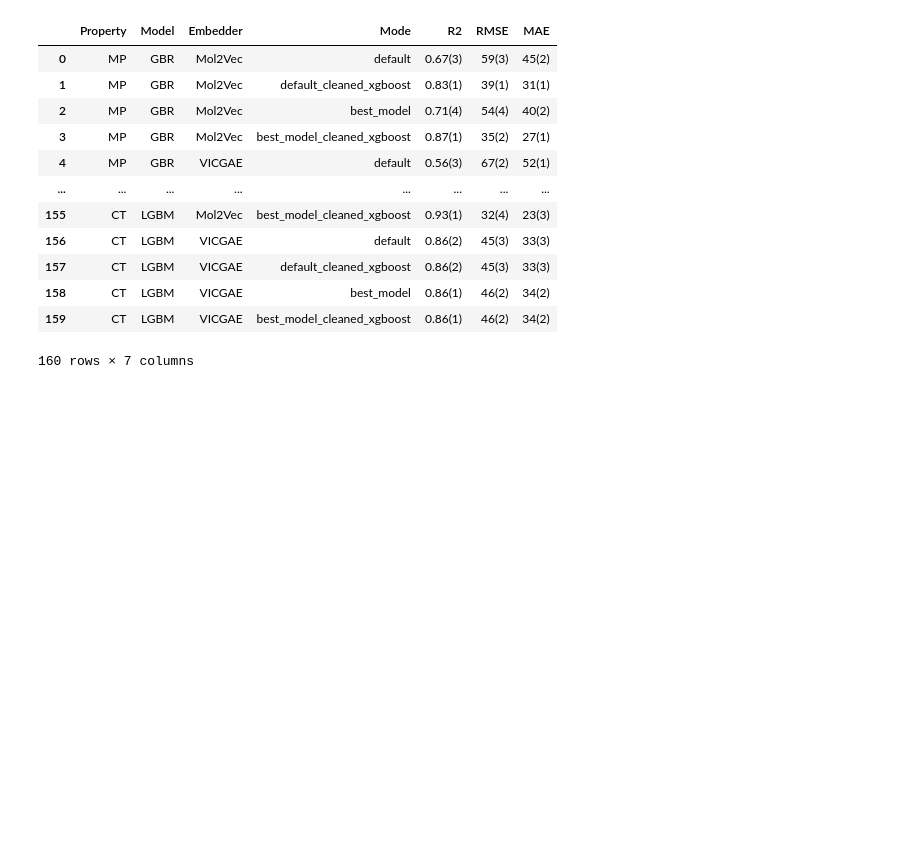
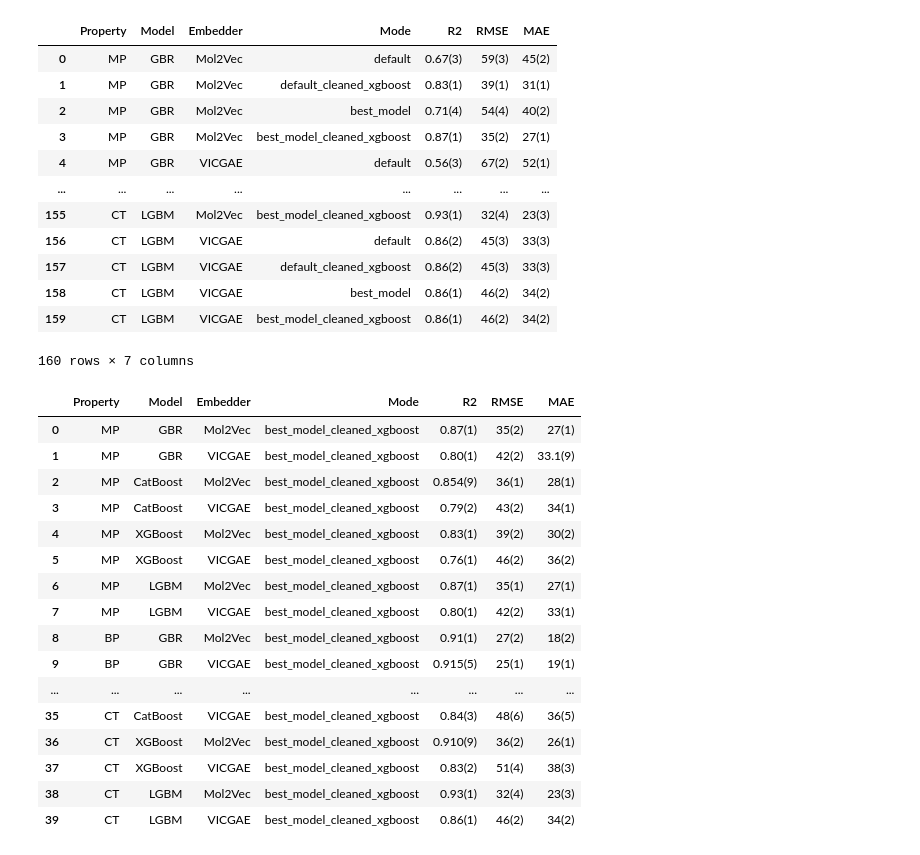
Before and after one commit to aravindhnivas/cxml_py, a Jupyter notebook: notebooks/analysis.ipynb, the cells around one changed output. Saved outputs shown, nothing was run; the diff lists cells and outputs as text; code cells hidden in the pictures; blank space fills up the shorter version.

```diff
--- a/notebooks/analysis.ipynb
+++ b/notebooks/analysis.ipynb
@@ -242,3 +245,37 @@ metrics_df
 | 158 | CT | LGBM | VICGAE | best_model | 0.86(1) | 46(2) | 34(2) |
 | 159 | CT | LGBM | VICGAE | best_model_cleaned_xgboost | 0.86(1) | 46(2) | 34(2) |
 160 rows × 7 columns
+# %%
+best_metrics_rows = []
+for mrow in range(0, len(metrics_df), 4):
+    # print(mrow, mrow+4)
+    r = metrics_rows[mrow:mrow+4]
+    # print([f'{_[0]}: {_[2]}-{_[3]}' for _ in r])
+    best_r2 = ufloat_fromstr(r[0][4])
+    for _ in r[1:]:
+        r2 = ufloat_fromstr(_[4])
+        if r2 > best_r2:
+            best_r2 = r2
+    best_metrics_rows.append(_)
+
+best_metrics_df = pd.DataFrame(best_metrics_rows, columns=metrics_columns)
+best_metrics_df.to_csv(root_loc / 'results/best_metrics.csv', index=False)
+best_metrics_df
+# %% [output]
+|  | Property | Model | Embedder | Mode | R2 | RMSE | MAE |
+| 0 | MP | GBR | Mol2Vec | best_model_cleaned_xgboost | 0.87(1) | 35(2) | 27(1) |
+| 1 | MP | GBR | VICGAE | best_model_cleaned_xgboost | 0.80(1) | 42(2) | 33.1(9) |
+| 2 | MP | CatBoost | Mol2Vec | best_model_cleaned_xgboost | 0.854(9) | 36(1) | 28(1) |
+| 3 | MP | CatBoost | VICGAE | best_model_cleaned_xgboost | 0.79(2) | 43(2) | 34(1) |
+| 4 | MP | XGBoost | Mol2Vec | best_model_cleaned_xgboost | 0.83(1) | 39(2) | 30(2) |
+| 5 | MP | XGBoost | VICGAE | best_model_cleaned_xgboost | 0.76(1) | 46(2) | 36(2) |
+| 6 | MP | LGBM | Mol2Vec | best_model_cleaned_xgboost | 0.87(1) | 35(1) | 27(1) |
+| 7 | MP | LGBM | VICGAE | best_model_cleaned_xgboost | 0.80(1) | 42(2) | 33(1) |
+| 8 | BP | GBR | Mol2Vec | best_model_cleaned_xgboost | 0.91(1) | 27(2) | 18(2) |
+| 9 | BP | GBR | VICGAE | best_model_cleaned_xgboost | 0.915(5) | 25(1) | 19(1) |
+| ... | ... | ... | ... | ... | ... | ... | ... |
+| 35 | CT | CatBoost | VICGAE | best_model_cleaned_xgboost | 0.84(3) | 48(6) | 36(5) |
+| 36 | CT | XGBoost | Mol2Vec | best_model_cleaned_xgboost | 0.910(9) | 36(2) | 26(1) |
+| 37 | CT | XGBoost | VICGAE | best_model_cleaned_xgboost | 0.83(2) | 51(4) | 38(3) |
+| 38 | CT | LGBM | Mol2Vec | best_model_cleaned_xgboost | 0.93(1) | 32(4) | 23(3) |
+| 39 | CT | LGBM | VICGAE | best_model_cleaned_xgboost | 0.86(1) | 46(2) | 34(2) |
```
Also changed, not shown: parts of 1 cell of this notebook.
